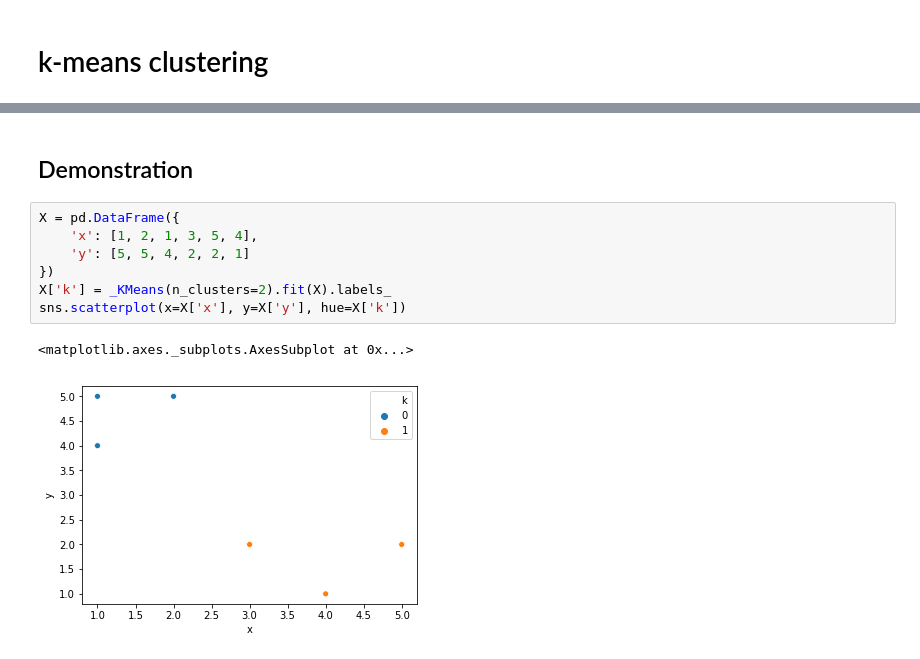
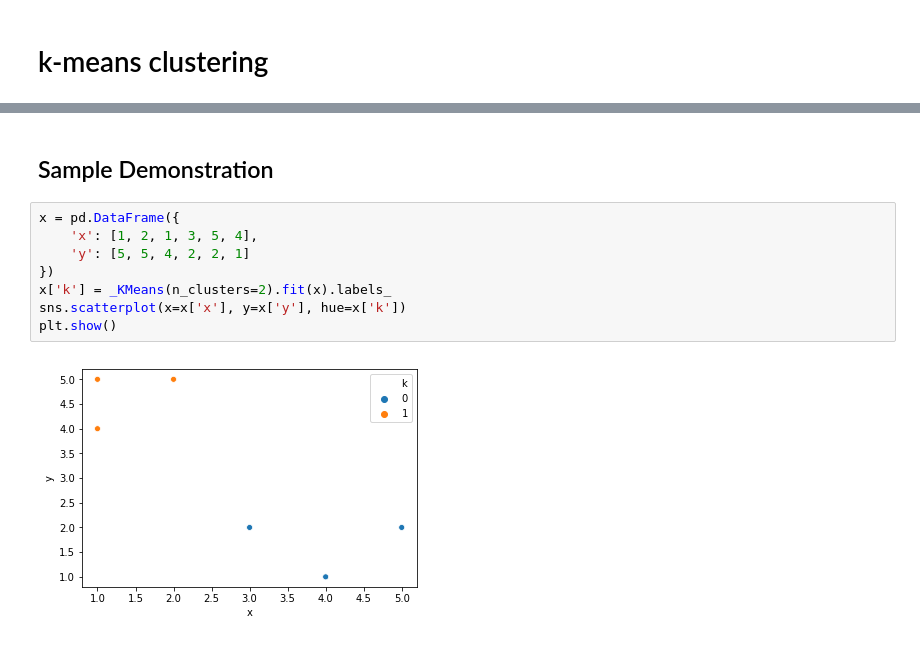
Before and after one commit to DV1X3R/tti-computer-science, a Jupyter notebook: IV. Fourth Year/python-intelligence-systems/KMeans.ipynb, the cells around one changed output, grey strips where cells are left out. Saved outputs shown, nothing was run; the diff lists cells and outputs as text.

```diff
--- a/IV. Fourth Year/python-intelligence-systems/KMeans.ipynb
+++ b/IV. Fourth Year/python-intelligence-systems/KMeans.ipynb
@@ -74,12 +73,12 @@ class _KMeans:
 # %% [markdown]
-## Demonstration
+## Sample Demonstration
 # %%
-X = pd.DataFrame({
+x = pd.DataFrame({
     'x': [1, 2, 1, 3, 5, 4],
     'y': [5, 5, 4, 2, 2, 1]
 })
-X['k'] = _KMeans(n_clusters=2).fit(X).labels_
-sns.scatterplot(x=X['x'], y=X['y'], hue=X['k'])
+x['k'] = _KMeans(n_clusters=2).fit(x).labels_
+sns.scatterplot(x=x['x'], y=x['y'], hue=x['k'])
+plt.show()
 # %% [output]
-<matplotlib.axes._subplots.AxesSubplot at 0x...>
-[figure, old version]
+[figure, new version]
```
Also changed, not shown: parts of 6 cells of this notebook, 5 other files.
